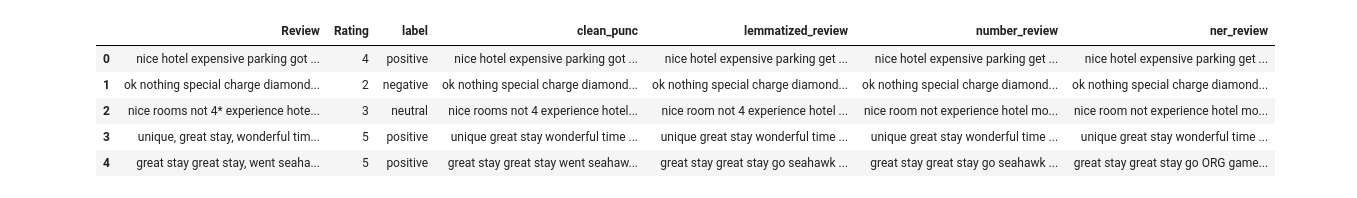
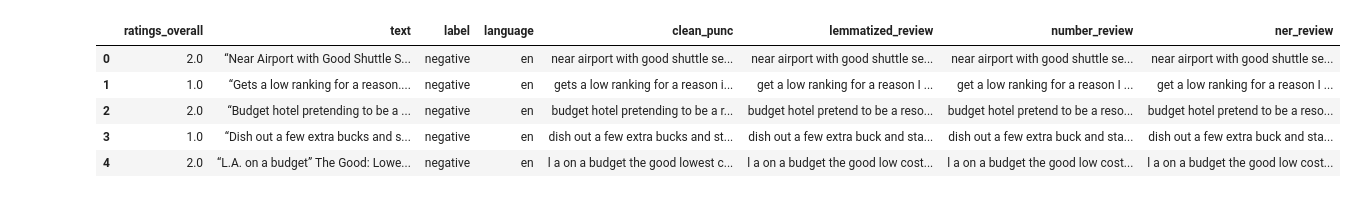
Before and after one commit to mausneg/Aspect-Based-Sentiment-Analysis-Hotel-Review, a Jupyter notebook: preprosessing.ipynb, the cells around one changed output. Cells and saved outputs as stored; diff of their text form; code cells hidden in the pictures.

```diff
--- a/preprosessing.ipynb
+++ b/preprosessing.ipynb
@@ -127,10 +264,12 @@ def remove_stopwords(text):
             filtered_words.append(word)
     return ' '.join(filtered_words)
 # %%
-def lemmatize_text(text):
-    doc = nlp(text)
-    lemmatized_text = " ".join([token.lemma_ for token in doc])
-    return lemmatized_text
+def lemmatize_text(texts):
+    lemmatized_texts = []
+    for doc in nlp.pipe(texts, n_process=6,batch_size=1000):
+        lemmatized_text = " ".join([token.lemma_ for token in doc])
+        lemmatized_texts.append(lemmatized_text)
+    return lemmatized_texts
 # %%
 def remove_token_with_word_and_number(text):
     words = text.split()
@@ -140,16 +279,18 @@ def remove_token_with_word_and_number(text):
             filtered_words.append(word)
     return ' '.join(filtered_words)
 # %%
-def perform_ner(text):
-    doc = nlp(text)
-    replaced_text = []
-    for token in doc:
-        if token.ent_type_:
-            replaced_text.append(token.ent_type_)
-        else:
-            replaced_text.append(token.text)
+def perform_ner(texts):
+    replaced_texts = []
+    for doc in nlp.pipe(texts, n_process=6, batch_size=1000):
+        replaced_text = []
+        for token in doc:
+            if token.ent_type_:
+                replaced_text.append(token.ent_type_)
+            else:
+                replaced_text.append(token.text)
+        replaced_texts.append(' '.join(replaced_text))
 
-    return ' '.join(replaced_text)
+    return replaced_texts
 # %%
-df['lemmatized_review'] = df['clean_punc'].apply(lambda x: lemmatize_text(x))
-df['number_review'] = df['lemmatized_review'].apply(lambda x: remove_token_with_word_and_number(x))
+df_data['lemmatized_review'] = lemmatize_text(df_data['clean_punc'])
+df_data['number_review'] = df_data['lemmatized_review'].apply(lambda x: remove_token_with_word_and_number(x))
@@ -157,0 +308,2 @@ df['ner_review'] = df['number_review'].apply(lambda x: perform_ner(x))
+# %%
+df_data['ner_review'] = perform_ner(df_data['number_review'])
@@ -168,9 +330,9 @@ Name Entity R Review:    great stay great stay go ORG game awesome downfall view
 # %%
-df.head()
+df_data.head()
 # %% [output]
-|  | Review | Rating | label | clean_punc | lemmatized_review | number_review | ner_review |
-| 0 | nice hotel expensive parking got ... | 4 | positive | nice hotel expensive parking got ... | nice hotel expensive parking get ... | nice hotel expensive parking get ... | nice hotel expensive parking get ... |
-| 1 | ok nothing special charge diamond... | 2 | negative | ok nothing special charge diamond... | ok nothing special charge diamond... | ok nothing special charge diamond... | ok nothing special charge diamond... |
-| 2 | nice rooms not 4* experience hote... | 3 | neutral | nice rooms not 4 experience hotel... | nice room not 4 experience hotel ... | nice room not experience hotel mo... | nice room not experience hotel mo... |
-| 3 | unique, great stay, wonderful tim... | 5 | positive | unique great stay wonderful time ... | unique great stay wonderful time ... | unique great stay wonderful time ... | unique great stay wonderful time ... |
-| 4 | great stay great stay, went seaha... | 5 | positive | great stay great stay went seahaw... | great stay great stay go seahawk ... | great stay great stay go seahawk ... | great stay great stay go ORG game... |
+|  | ratings_overall | text | label | language | clean_punc | lemmatized_review | number_review | ner_review |
+| 0 | 2.0 | “Near Airport with Good Shuttle S... | negative | en | near airport with good shuttle se... | near airport with good shuttle se... | near airport with good shuttle se... | near airport with good shuttle se... |
+| 1 | 1.0 | “Gets a low ranking for a reason.... | negative | en | gets a low ranking for a reason i... | get a low ranking for a reason I ... | get a low ranking for a reason I ... | get a low ranking for a reason I ... |
+| 2 | 2.0 | “Budget hotel pretending to be a ... | negative | en | budget hotel pretending to be a r... | budget hotel pretend to be a reso... | budget hotel pretend to be a reso... | budget hotel pretend to be a reso... |
+| 3 | 1.0 | “Dish out a few extra bucks and s... | negative | en | dish out a few extra bucks and st... | dish out a few extra buck and sta... | dish out a few extra buck and sta... | dish out a few extra buck and sta... |
+| 4 | 2.0 | “L.A. on a budget” The Good: Lowe... | negative | en | l a on a budget the good lowest c... | l a on a budget the good low cost... | l a on a budget the good low cost... | l a on a budget the good low cost... |
```
Also changed, not shown: parts of 42 cells of this notebook, 8 other files.
